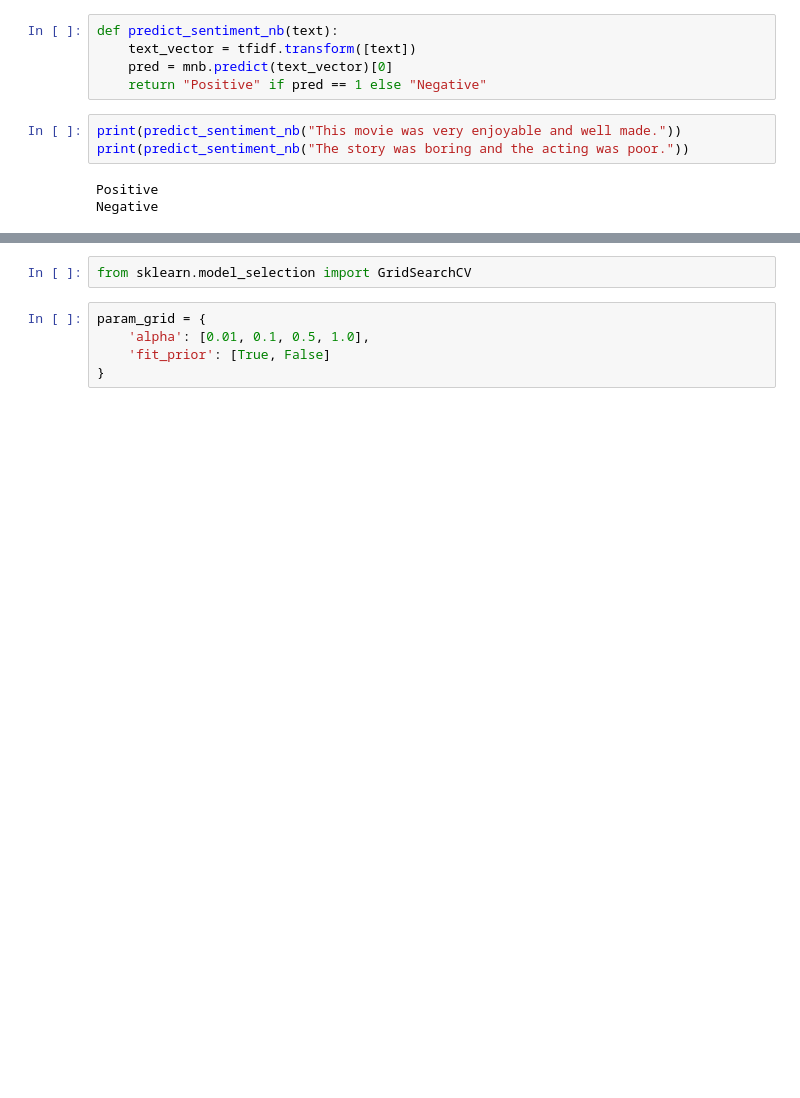
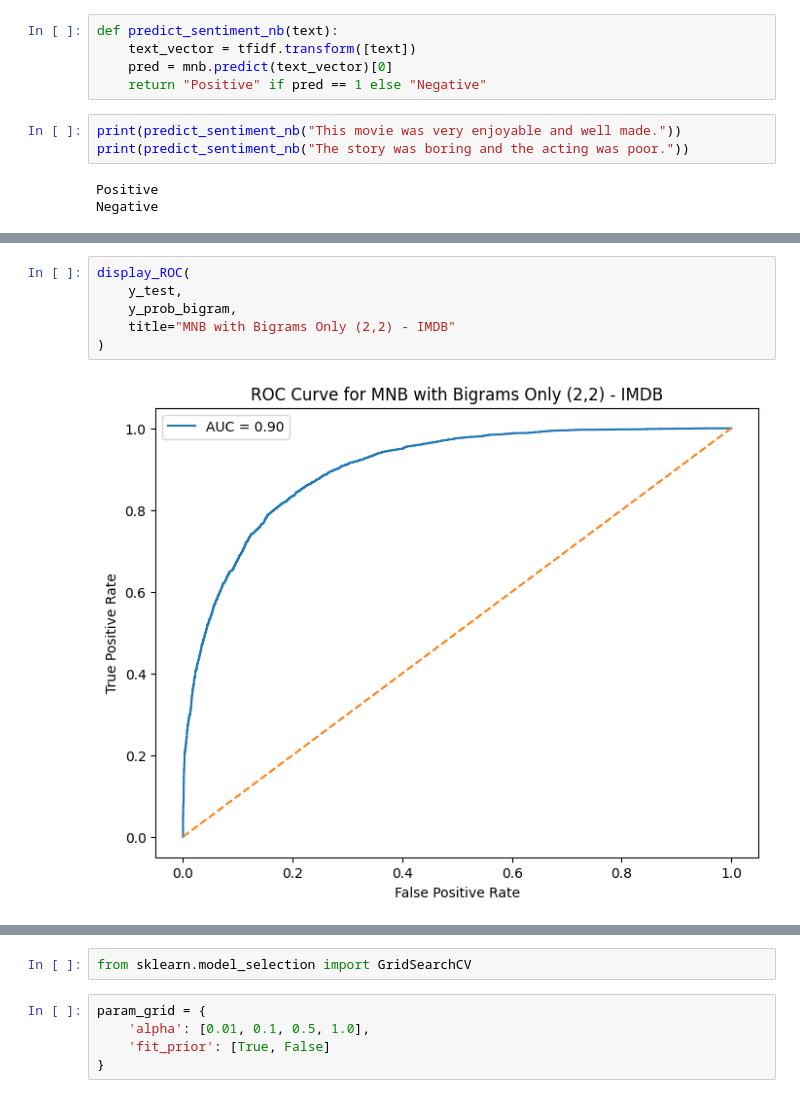
Before and after one commit to Santosh-87/IMDB_Movie_Sentiment_Analysis, a Jupyter notebook: IMDB_Movie_Sentiment_Analysis.ipynb, the cells around one changed output, grey strips where cells are left out. Drawn from its saved outputs; the diff is of its cells as text; blank space fills up the shorter version.

```diff
--- a/IMDB_Movie_Sentiment_Analysis.ipynb
+++ b/IMDB_Movie_Sentiment_Analysis.ipynb
@@ -552,0 +676,8 @@ Negative
+# %%
+display_ROC(
+    y_test,
+    y_prob_bigram,
+    title="MNB with Bigrams Only (2,2) - IMDB"
+)
+# %% [output]
+[figure, added]
```
Also changed, not shown: parts of 48 cells of this notebook.
